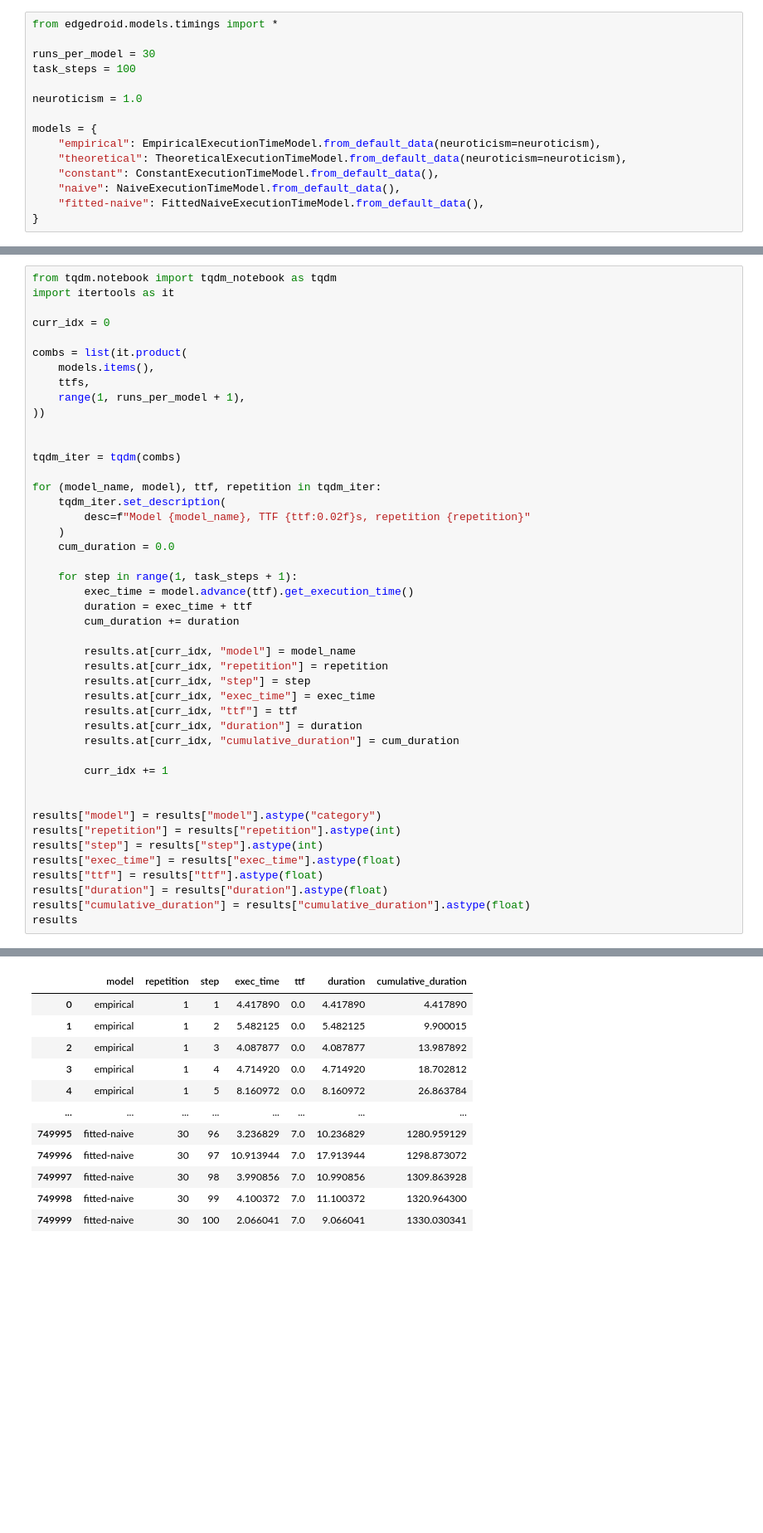
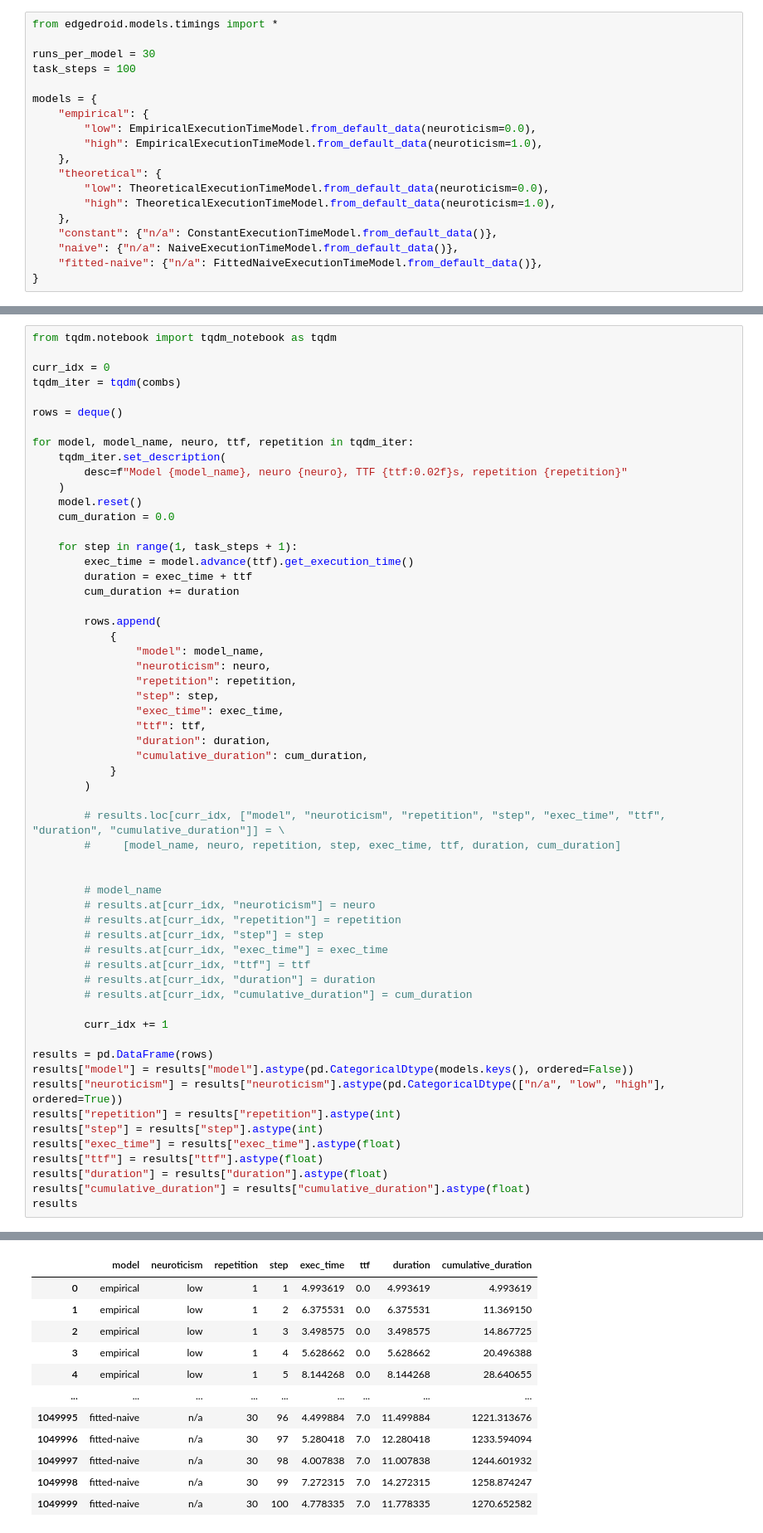
Before and after one commit to vnmo/EdgeDroid2, a Jupyter notebook: analysis/scaling_ttf.ipynb, the cells around one changed output, grey strips where cells are left out. Shown at 83% size. Drawn from its saved outputs; the diff is of its cells as text; blank space fills up the shorter version.

```diff
--- a/analysis/scaling_ttf.ipynb
+++ b/analysis/scaling_ttf.ipynb
@@ -4,14 +4,18 @@ from edgedroid.models.timings import *
 runs_per_model = 30
 task_steps = 100
 
-neuroticism = 1.0
-
 models = {
-    "empirical": EmpiricalExecutionTimeModel.from_default_data(neuroticism=neuroticism),
-    "theoretical": TheoreticalExecutionTimeModel.from_default_data(neuroticism=neuroticism),
-    "constant": ConstantExecutionTimeModel.from_default_data(),
-    "naive": NaiveExecutionTimeModel.from_default_data(),
-    "fitted-naive": FittedNaiveExecutionTimeModel.from_default_data(),
+    "empirical": {
+        "low": EmpiricalExecutionTimeModel.from_default_data(neuroticism=0.0),
+        "high": EmpiricalExecutionTimeModel.from_default_data(neuroticism=1.0),
+    },
+    "theoretical": {
+        "low": TheoreticalExecutionTimeModel.from_default_data(neuroticism=0.0),
+        "high": TheoreticalExecutionTimeModel.from_default_data(neuroticism=1.0),
+    },
+    "constant": {"n/a": ConstantExecutionTimeModel.from_default_data()},
+    "naive": {"n/a": NaiveExecutionTimeModel.from_default_data()},
+    "fitted-naive": {"n/a": FittedNaiveExecutionTimeModel.from_default_data()},
 }
 # %%
 import numpy as np
@@ -43,22 +69,16 @@ results.shape
 # %%
 from tqdm.notebook import tqdm_notebook as tqdm
-import itertools as it
 
 curr_idx = 0
-
-combs = list(it.product(
-    models.items(),
-    ttfs,
-    range(1, runs_per_model + 1),
-))
-
-
 tqdm_iter = tqdm(combs)
 
-for (model_name, model), ttf, repetition in tqdm_iter:
+rows = deque()
+
+for model, model_name, neuro, ttf, repetition in tqdm_iter:
     tqdm_iter.set_description(
-        desc=f"Model {model_name}, TTF {ttf:0.02f}s, repetition {repetition}"
+        desc=f"Model {model_name}, neuro {neuro}, TTF {ttf:0.02f}s, repetition {repetition}"
     )
+    model.reset()
     cum_duration = 0.0
 
     for step in range(1, task_steps + 1):
@@ -66,18 +86,37 @@ for (model_name, model), ttf, repetition in tqdm_iter:
         duration = exec_time + ttf
         cum_duration += duration
 
-        results.at[curr_idx, "model"] = model_name
-        results.at[curr_idx, "repetition"] = repetition
-        results.at[curr_idx, "step"] = step
-        results.at[curr_idx, "exec_time"] = exec_time
-        results.at[curr_idx, "ttf"] = ttf
-        results.at[curr_idx, "duration"] = duration
-        results.at[curr_idx, "cumulative_duration"] = cum_duration
+        rows.append(
+            {
+                "model": model_name,
+                "neuroticism": neuro,
+                "repetition": repetition,
+                "step": step,
+                "exec_time": exec_time,
+                "ttf": ttf,
+                "duration": duration,
+                "cumulative_duration": cum_duration,
+            }
+        )
+
+        # results.loc[curr_idx, ["model", "neuroticism", "repetition", "step", "exec_time", "ttf", "duration", "cumulative_duration"]] = \
+        #     [model_name, neuro, repetition, step, exec_time, ttf, duration, cum_duration]
+
+
+        # model_name
+        # results.at[curr_idx, "neuroticism"] = neuro
+        # results.at[curr_idx, "repetition"] = repetition
+        # results.at[curr_idx, "step"] = step
+        # results.at[curr_idx, "exec_time"] = exec_time
+        # results.at[curr_idx, "ttf"] = ttf
+        # results.at[curr_idx, "duration"] = duration
+        # results.at[curr_idx, "cumulative_duration"] = cum_duration
 
         curr_idx += 1
 
-
-results["model"] = results["model"].astype("category")
+results = pd.DataFrame(rows)
+results["model"] = results["model"].astype(pd.CategoricalDtype(models.keys(), ordered=False))
+results["neuroticism"] = results["neuroticism"].astype(pd.CategoricalDtype(["n/a", "low", "high"], ordered=True))
 results["repetition"] = results["repetition"].astype(int)
 results["step"] = results["step"].astype(int)
 results["exec_time"] = results["exec_time"].astype(float)
@@ -89,12 +137,12 @@ results
-|  | model | repetition | step | exec_time | ttf | duration | cumulative_duration |
-| 0 | empirical | 1 | 1 | 4.417890 | 0.0 | 4.417890 | 4.417890 |
-| 1 | empirical | 1 | 2 | 5.482125 | 0.0 | 5.482125 | 9.900015 |
-| 2 | empirical | 1 | 3 | 4.087877 | 0.0 | 4.087877 | 13.987892 |
-| 3 | empirical | 1 | 4 | 4.714920 | 0.0 | 4.714920 | 18.702812 |
-| 4 | empirical | 1 | 5 | 8.160972 | 0.0 | 8.160972 | 26.863784 |
-| ... | ... | ... | ... | ... | ... | ... | ... |
-| 749995 | fitted-naive | 30 | 96 | 3.236829 | 7.0 | 10.236829 | 1280.959129 |
-| 749996 | fitted-naive | 30 | 97 | 10.913944 | 7.0 | 17.913944 | 1298.873072 |
-| 749997 | fitted-naive | 30 | 98 | 3.990856 | 7.0 | 10.990856 | 1309.863928 |
-| 749998 | fitted-naive | 30 | 99 | 4.100372 | 7.0 | 11.100372 | 1320.964300 |
-| 749999 | fitted-naive | 30 | 100 | 2.066041 | 7.0 | 9.066041 | 1330.030341 |
+|  | model | neuroticism | repetition | step | exec_time | ttf | duration | cumulative_duration |
+| 0 | empirical | low | 1 | 1 | 4.993619 | 0.0 | 4.993619 | 4.993619 |
+| 1 | empirical | low | 1 | 2 | 6.375531 | 0.0 | 6.375531 | 11.369150 |
+| 2 | empirical | low | 1 | 3 | 3.498575 | 0.0 | 3.498575 | 14.867725 |
+| 3 | empirical | low | 1 | 4 | 5.628662 | 0.0 | 5.628662 | 20.496388 |
+| 4 | empirical | low | 1 | 5 | 8.144268 | 0.0 | 8.144268 | 28.640655 |
+| ... | ... | ... | ... | ... | ... | ... | ... | ... |
+| 1049995 | fitted-naive | n/a | 30 | 96 | 4.499884 | 7.0 | 11.499884 | 1221.313676 |
+| 1049996 | fitted-naive | n/a | 30 | 97 | 5.280418 | 7.0 | 12.280418 | 1233.594094 |
+| 1049997 | fitted-naive | n/a | 30 | 98 | 4.007838 | 7.0 | 11.007838 | 1244.601932 |
+| 1049998 | fitted-naive | n/a | 30 | 99 | 7.272315 | 7.0 | 14.272315 | 1258.874247 |
+| 1049999 | fitted-naive | n/a | 30 | 100 | 4.778335 | 7.0 | 11.778335 | 1270.652582 |
```
Also changed, not shown: parts of 6 cells of this notebook.
